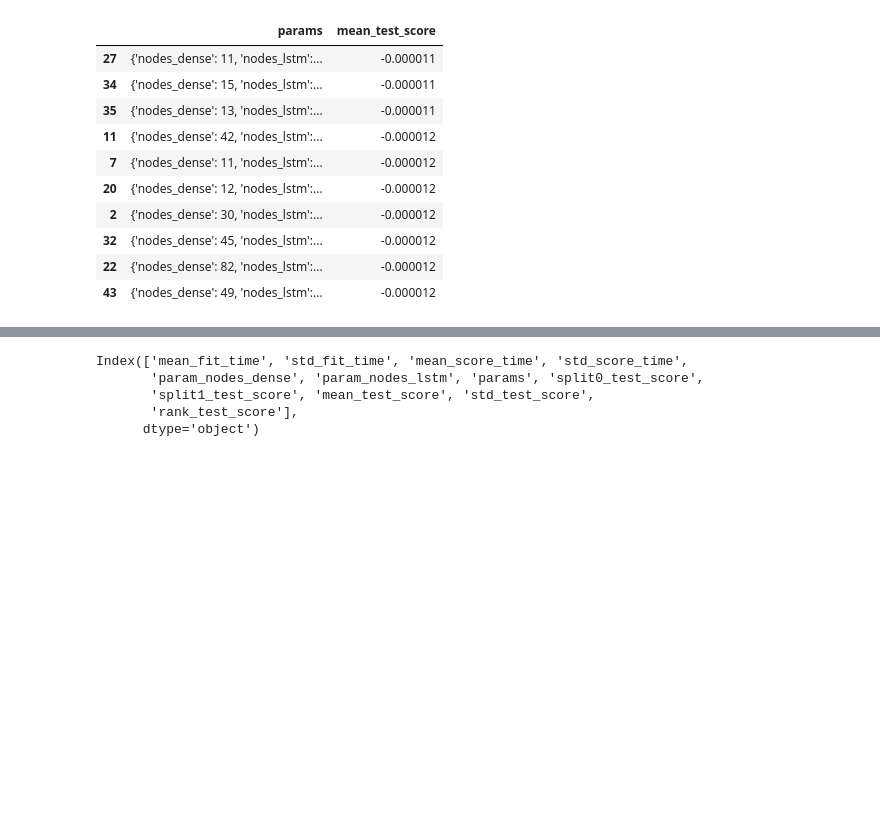
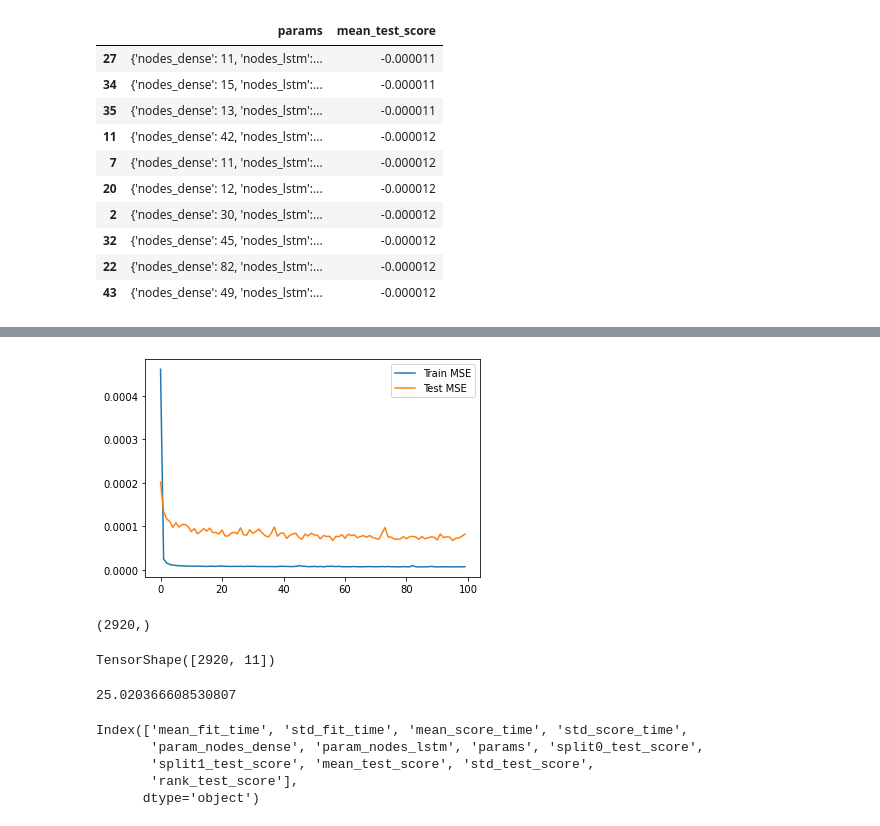
Before and after one commit to plarkin13/stock_prediction_sentiment, a Jupyter notebook: tanveer/regression_models.ipynb, the cells around one changed output, grey strips where cells are left out. Saved outputs shown, nothing was run; the diff lists cells and outputs as text; code cells hidden in the pictures; blank space fills up the shorter version.

```diff
--- a/tanveer/regression_models.ipynb
+++ b/tanveer/regression_models.ipynb
@@ -569,0 +697,4 @@ Epoch 1/50
+# %%
+# reshape for LSTM layers
+X_train_lstm= np.reshape(Xs_train,(Xs_train.shape[0],1,Xs_train.shape[1]))
+X_test_lstm = np.reshape(Xs_test,(Xs_test.shape[0],1,Xs_test.shape[1]))
@@ -644,3 +800,14 @@ rs_results(rs_lstm_1)
 | 43 | {'nodes_dense': 49, 'nodes_lstm':... | -0.000012 |
 # %%
 # Make model with best params from search
+
+# model network
+
+lstm_2 = Sequential()
+lstm_2.add(LSTM(93,input_shape=(1,10)))
+lstm_2.add(Dense(11))
+
+# compile model
+lstm_2.compile(optimizer='adam',loss='mse',)
+
+lstm_2.summary()
@@ -646,0 +827,5 @@ rs_results(rs_lstm_1)
+# %%
+# fit model
+hist_lstm_2 = lstm_2.fit(X_train_lstm,y_train,
+                     validation_data=(X_test_lstm,y_test),
+                  epochs=100,verbose=2)
@@ -647,3 +850,19 @@ rs_results(rs_lstm_1)
+# %%
+plot_loss(hist_lstm_2)
+# %% [output]
+[figure, added]
+# %%
+y_train.shape
+# %% [output]
+(2920,)
+# %%
+lstm_2(X_train_lstm).shape
+# %% [output]
+TensorShape([2920, 11])
+# %%
+mean_squared_error(y_train,lstm_2.predict_classes(X_train_lstm))
+# %% [output]
+25.020366608530807
 # %%
 rs_lstm_1
 # %%
```
Also changed, not shown: parts of 50 cells of this notebook, 1 other file.
